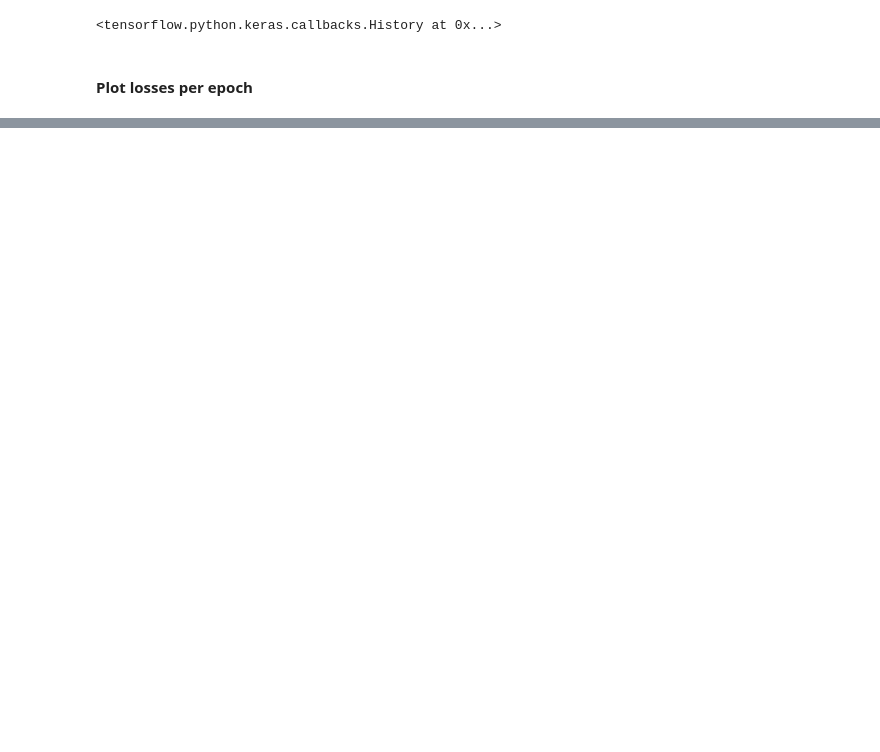
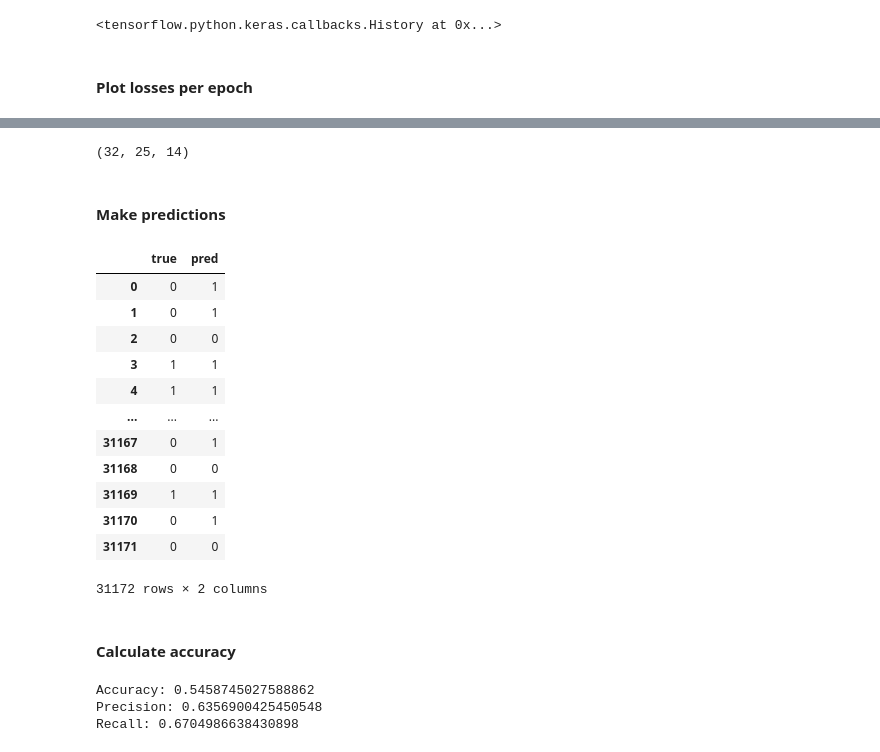
Before and after one commit to ParthavDesai/m.l._for_email_headers, a Jupyter notebook: notebooks/training_deep_learning_RNN.ipynb, the cells around one changed output, grey strips where cells are left out. Drawn from its saved outputs; the diff is of its cells as text; code cells hidden in the pictures; blank space fills up the shorter version.

```diff
--- a/notebooks/training_deep_learning_RNN.ipynb
+++ b/notebooks/training_deep_learning_RNN.ipynb
@@ -134,0 +137,42 @@ plt.plot(range(len(loss_per_epoch)),loss_per_epoch);
+# %%
+scaled_test_data = feature_scaler.transform(features_test)
+test_generator = TimeseriesGenerator(scaled_test_data, np.zeros(len(test_data)), length=n_input, batch_size=b_size)
+print(test_generator[0][0].shape)
+# %% [output]
+(32, 25, 14)
+# %% [markdown]
+#### Make predictions
+# %%
+pred_scaled = model.predict(test_generator)
+pred = label_scaler.inverse_transform(pred_scaled)
+results = pd.DataFrame({'true':test_data['Label'].values[n_input:],'pred':pred.ravel()})
+results.loc[results.pred >= 0.5, 'pred'] = 1
+results.loc[results.pred < 0.5, 'pred'] = 0
+results['true'] = results['true'].astype(int)
+results['pred'] = results['pred'].astype(int)
+results
+# %% [output]
+|  | true | pred |
+| 0 | 0 | 1 |
+| 1 | 0 | 1 |
+| 2 | 0 | 0 |
+| 3 | 1 | 1 |
+| 4 | 1 | 1 |
+| ... | ... | ... |
+| 31167 | 0 | 1 |
+| 31168 | 0 | 0 |
+| 31169 | 1 | 1 |
+| 31170 | 0 | 1 |
+| 31171 | 0 | 0 |
+31172 rows × 2 columns
+# %% [markdown]
+#### Calculate accuracy
+# %%
+accuracy = accuracy_score(results['true'], results['pred'])
+precision = precision_score(results['true'], results['pred'])
+recall = recall_score(results['true'], results['pred'])
+print('Accuracy: %.2f\nPrecision: %.2f\nRecall: {recall}'.format(accuracy, precision, recall))
+# %% [output]
+Accuracy: 0.5458745027588862
+Precision: 0.6356900425450548
+Recall: 0.6704986638430898
```
Also changed, not shown: parts of 8 cells of this notebook.
